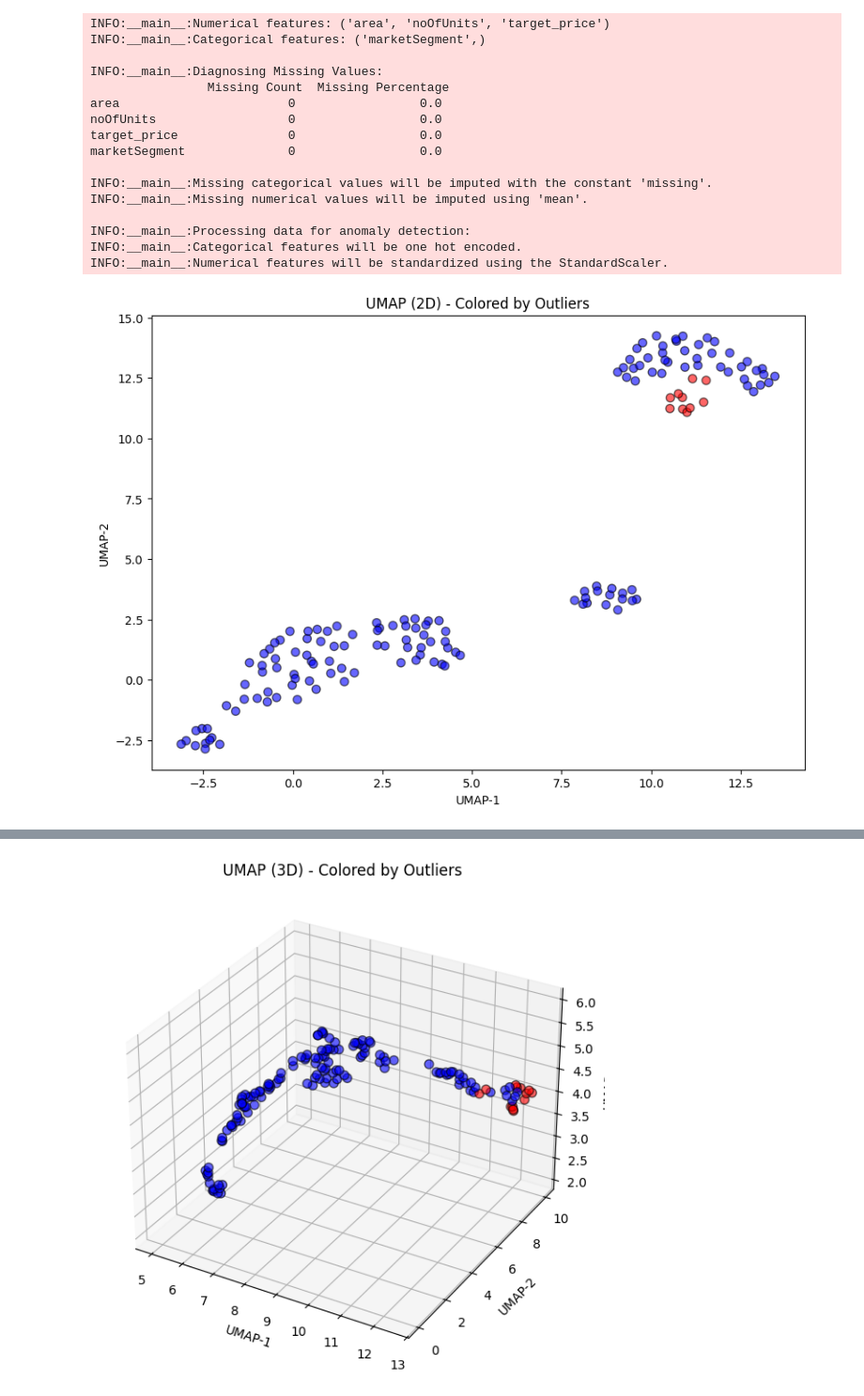
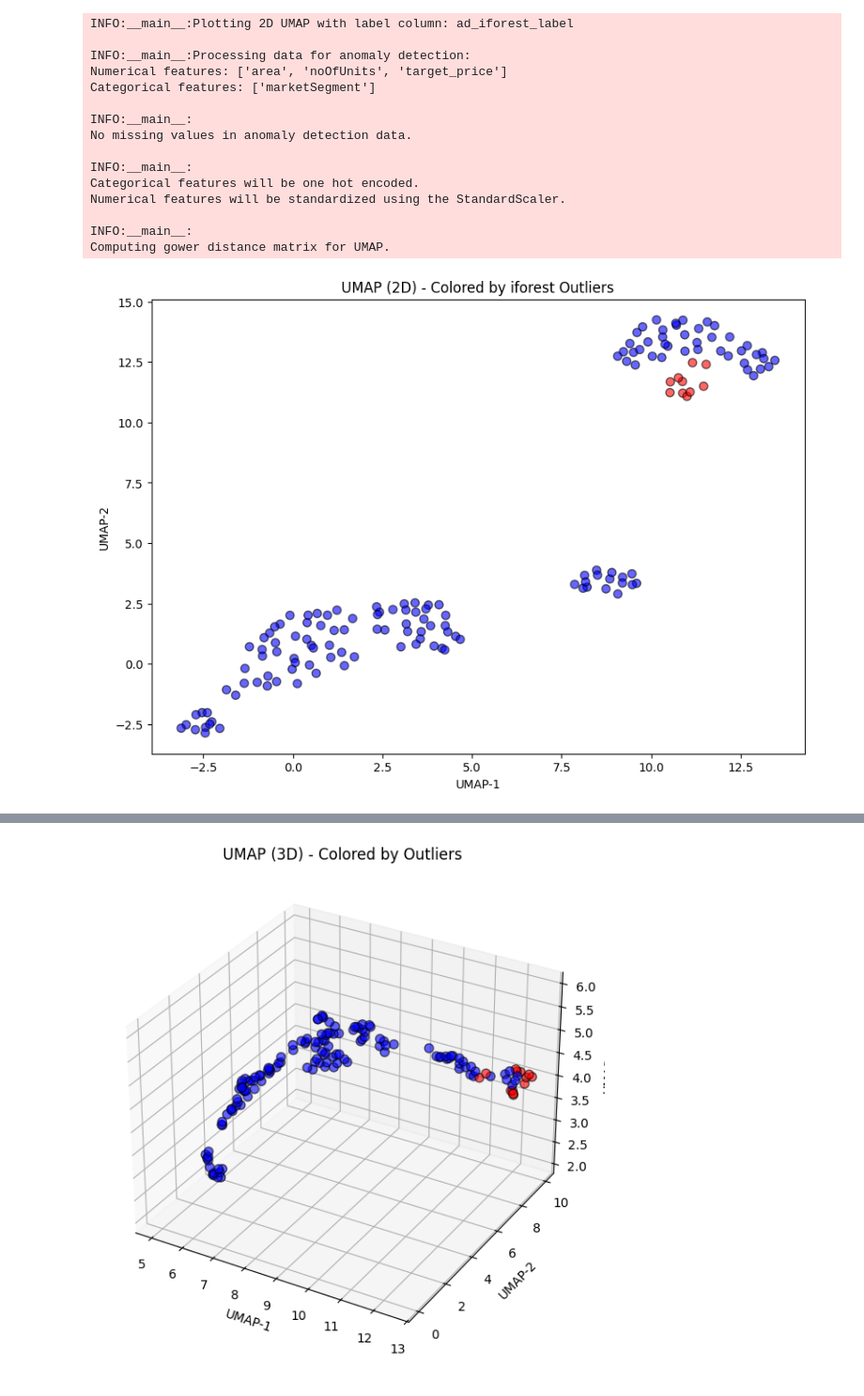
Before and after one commit to Milestone2Team8/ura_private_residential, a Jupyter notebook: AD.ipynb, the cells around one changed output, grey strips where cells are left out. Shown at 94% size. Cells and saved outputs as stored; diff of their text form; code cells hidden in the pictures.

```diff
--- a/AD.ipynb
+++ b/AD.ipynb
@@ -2,6 +2,7 @@
 from pathlib import Path
 
 import pandas as pd
+from pyod.models.auto_encoder import AutoEncoder
 from pyod.models.iforest import IForest
 
 RANDOM_STATE = 42
@@ -12,8 +13,6 @@ CAT_CONSTANT = "missing"
 NUM_IMPUTER_STRATEGY = "mean"
 
 AD_DROP = [
-    "IForest",
-    "IForest_label",
     "street",
     "project",
     "contract_date_dt",
@@ -24,12 +23,16 @@ AD_DROP = [
     "typeOfArea",
     "marketSegment",
     "age_bin",
+    "tenure_bin",
     "latitude",
-    "longitude"
+    "longitude",
 ]
 AD_CAT = ["marketSegment"]
 
-DETECTORS = {"IForest": IForest(random_state=RANDOM_STATE)}
+DETECTORS = {
+    "iforest": IForest(random_state=RANDOM_STATE),
+    "auto_encoder": AutoEncoder(random_state=RANDOM_STATE),
+}
 
 df_ura = pd.read_csv(INPUT_PATH)
 # %%
@@ -487,58 +518,73 @@ import umap
 import matplotlib.pyplot as plt
 from sklearn.preprocessing import StandardScaler
 
+
 def plot_ad_umap(df_ad, label_col, gower=False):
     warnings.filterwarnings("ignore")
+    logger.info("Plotting 2D UMAP with label column: %s\n", label_col)
 
-    x_processed, is_cat = process_data(
+    x_processed, is_cat = process_ad_data(
         df_ad,
         drop_features=AD_DROP,
         cat_features=AD_CAT,
         cat_imputer_strategy=CAT_IMPUTER_STRATEGY,
         num_imputer_strategy=NUM_IMPUTER_STRATEGY,
-        cat_constant=CAT_CONSTANT)
+        cat_constant=CAT_CONSTANT,
+    )
 
     if gower:
+        logger.info("\nComputing gower distance matrix for UMAP.")
         x_processed = gower_distances(x_processed, cat_features=is_cat)
         metric = "precomputed"
     else:
         metric = "euclidean"
 
     reducer = umap.UMAP(
         n_components=2,
         n_neighbors=50,
         min_dist=0.5,
         metric=metric,
-        random_state=RANDOM_STATE
+        random_state=RANDOM_STATE,
     )
     embedding = reducer.fit_transform(x_processed)
 
-    colors = ['blue' if label == 0 else 'red' for label in df_ad[label_col]]
+    colors = ["blue" if label == 0 else "red" for label in df_ad[label_col]]
 
     plt.figure(figsize=(10, 7))
-    plt.scatter(embedding[:, 0], embedding[:, 1], c=colors, alpha=0.6, s=50, edgecolor='k')
-    plt.title("UMAP (2D) - Colored by Outliers")
+    plt.scatter(
+        embedding[:, 0],
+        embedding[:, 1],
+        c=colors,
+        alpha=0.6,
+        s=50,
+        edgecolor="k",
+    )
+
+    title_part = (
+        label_col.split("_")[1] if len(label_col.split("_")) > 2 else label_col
+    )
+    plt.title(f"UMAP (2D) - Colored by {title_part} Outliers")
     plt.xlabel("UMAP-1")
     plt.ylabel("UMAP-2")
     plt.show()
 
-plot_ad_umap(df_ad_sample, label_col='IForest_label', gower=True)
+
+plot_ad_umap(df_ad_sample, label_col="ad_iforest_label", gower=True)
 # %% [output]
-INFO:__main__:Numerical features: ('area', 'noOfUnits', 'target_price')
-INFO:__main__:Categorical features: ('marketSegment',)
-
-INFO:__main__:Diagnosing Missing Values:
-                Missing Count  Missing Percentage
-area                       0                 0.0
-noOfUnits                  0                 0.0
-target_price               0                 0.0
-marketSegment              0                 0.0
-
-INFO:__main__:Missing categorical values will be imputed with the constant 'missing'.
-INFO:__main__:Missing numerical values will be imputed using 'mean'.
+INFO:__main__:Plotting 2D UMAP with label column: ad_iforest_label
 
 INFO:__main__:Processing data for anomaly detection:
-INFO:__main__:Categorical features will be one hot encoded.
-INFO:__main__:Numerical features will be standardized using the StandardScaler.
+Numerical features: ['area', 'noOfUnits', 'target_price']
+Categorical features: ['marketSegment']
+
+INFO:__main__:
+No missing values in anomaly detection data.
+
+INFO:__main__:
+Categorical features will be one hot encoded.
+Numerical features will be standardized using the StandardScaler.
+
+INFO:__main__:
+Computing gower distance matrix for UMAP.
-[figure, old version]
+[figure, new version]
 # %%
```
Also changed, not shown: parts of 9 cells of this notebook, 1 other file.
